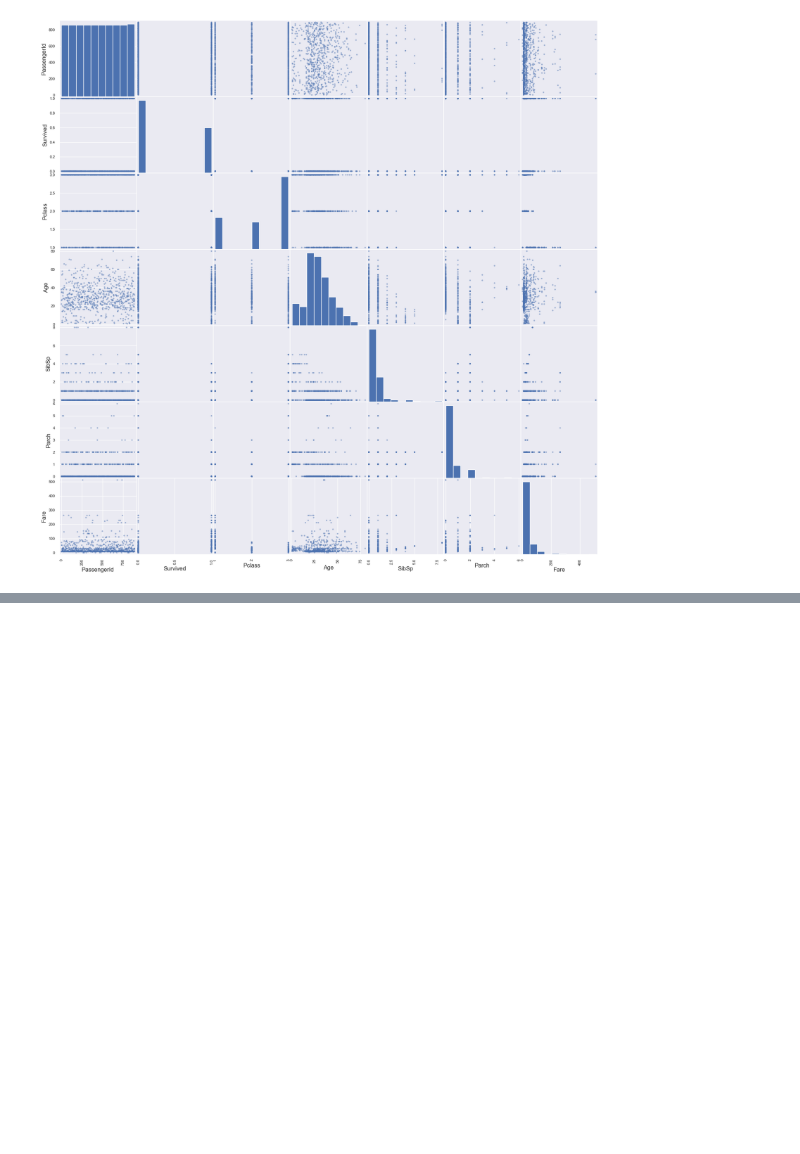
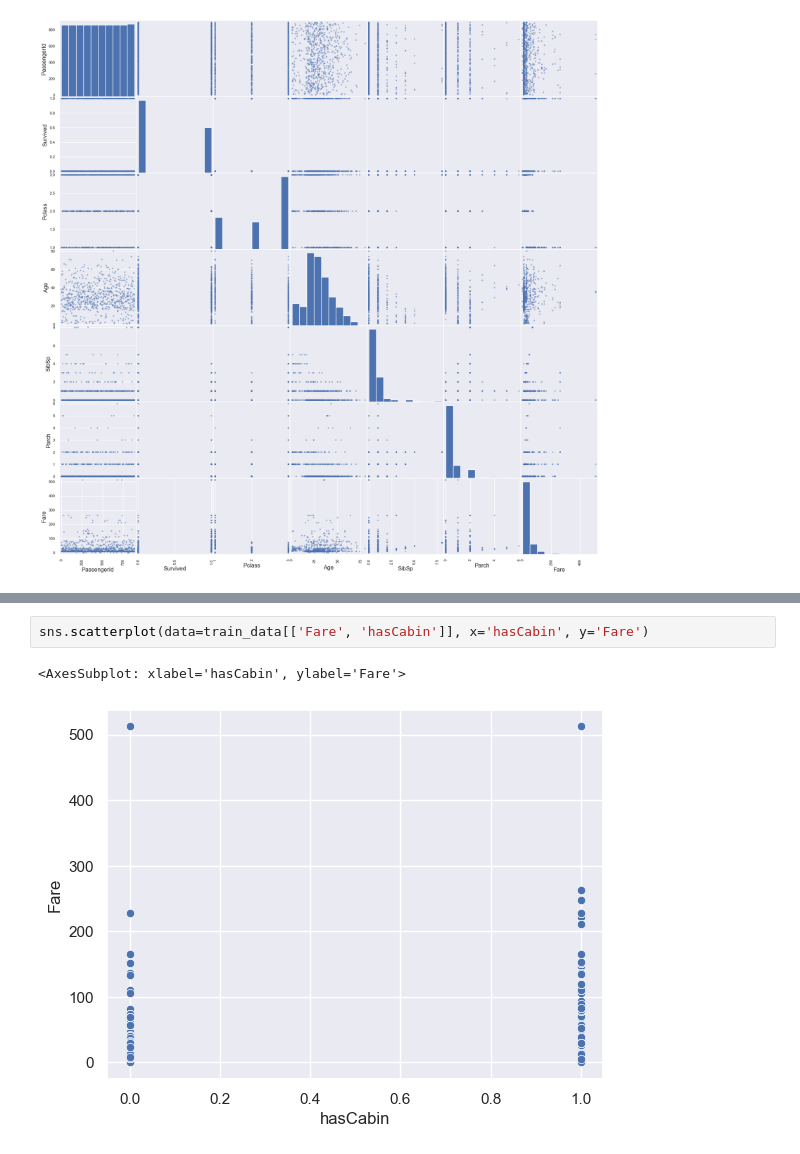
Before and after one commit to mcachosoblechero/Classic-ML-Datasets, a Jupyter notebook: Titanic/exploration/exploratory_data_analysis.ipynb, the cells around one changed output, grey strips where cells are left out. Saved outputs shown, nothing was run; the diff lists cells and outputs as text; blank space fills up the shorter version.

```diff
--- a/Titanic/exploration/exploratory_data_analysis.ipynb
+++ b/Titanic/exploration/exploratory_data_analysis.ipynb
@@ -245,0 +281,5 @@ fig = pd.plotting.scatter_matrix(train_data, figsize=(20,20))
+# %%
+sns.scatterplot(data=train_data[['Fare', 'hasCabin']], x='hasCabin', y='Fare')
+# %% [output]
+<AxesSubplot: xlabel='hasCabin', ylabel='Fare'>
+[figure, added]
```
Also changed, not shown: parts of 20 cells of this notebook.
